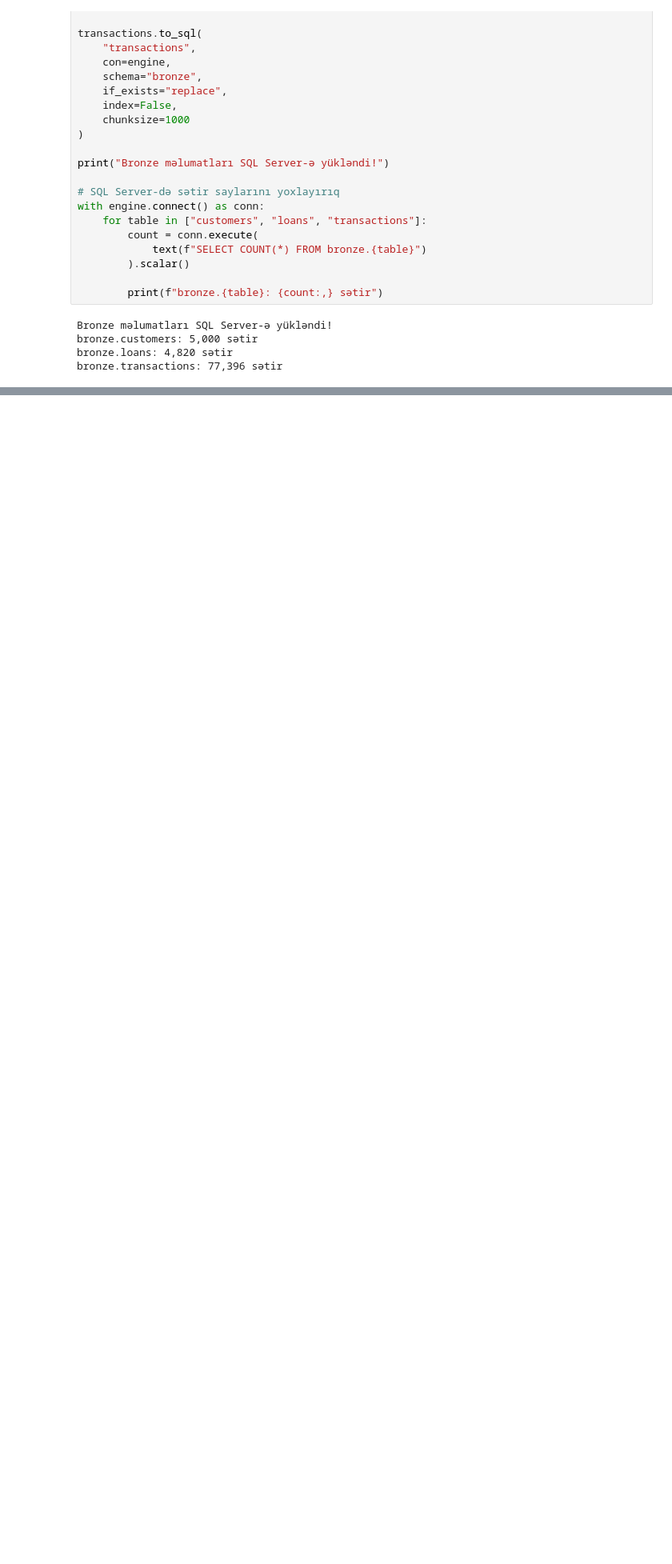
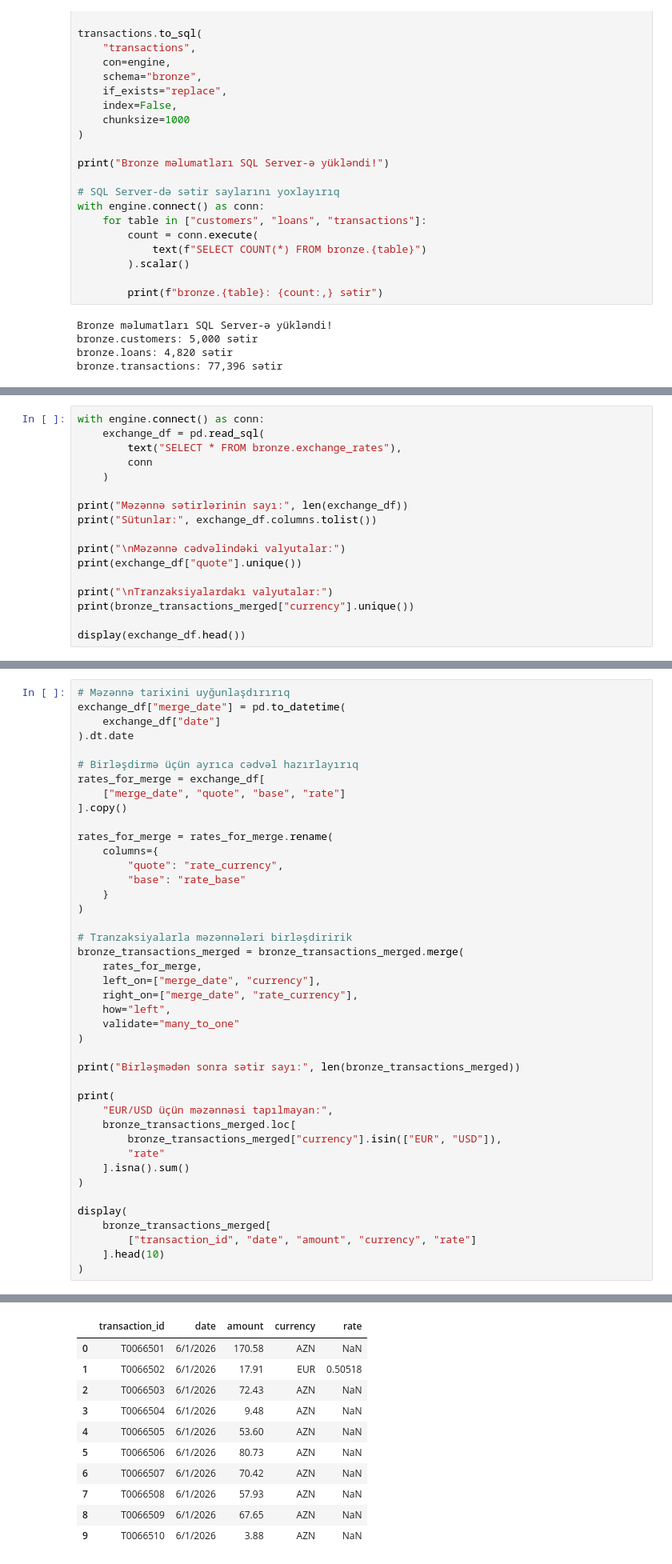
Before and after one commit to mashadiyevasabina/Bank_Analysis, a Jupyter notebook: notebooks/01_bronze_load.ipynb, the cells around one changed output, grey strips where cells are left out. Shown at 80% size. Drawn from its saved outputs; the diff is of its cells as text; blank space fills up the shorter version.

```diff
--- a/notebooks/01_bronze_load.ipynb
+++ b/notebooks/01_bronze_load.ipynb
@@ -80,0 +414,17 @@ bronze.transactions: 77,396 sətir
+# %%
+with engine.connect() as conn:
+    exchange_df = pd.read_sql(
+        text("SELECT * FROM bronze.exchange_rates"),
+        conn
+    )
+
+print("Məzənnə sətirlərinin sayı:", len(exchange_df))
+print("Sütunlar:", exchange_df.columns.tolist())
+
+print("\nMəzənnə cədvəlindəki valyutalar:")
+print(exchange_df["quote"].unique())
+
+print("\nTranzaksiyalardakı valyutalar:")
+print(bronze_transactions_merged["currency"].unique())
+
+display(exchange_df.head())
@@ -80,0 +452,43 @@ bronze.transactions: 77,396 sətir
+# %%
+# Məzənnə tarixini uyğunlaşdırırıq
+exchange_df["merge_date"] = pd.to_datetime(
+    exchange_df["date"]
+).dt.date
+
+# Birləşdirmə üçün ayrıca cədvəl hazırlayırıq
+rates_for_merge = exchange_df[
+    ["merge_date", "quote", "base", "rate"]
+].copy()
+
+rates_for_merge = rates_for_merge.rename(
+    columns={
+        "quote": "rate_currency",
+        "base": "rate_base"
+    }
+)
+
+# Tranzaksiyalarla məzənnələri birləşdiririk
+bronze_transactions_merged = bronze_transactions_merged.merge(
+    rates_for_merge,
+    left_on=["merge_date", "currency"],
+    right_on=["merge_date", "rate_currency"],
+    how="left",
+    validate="many_to_one"
+)
+
+print("Birləşmədən sonra sətir sayı:", len(bronze_transactions_merged))
+
+print(
+    "EUR/USD üçün məzənnəsi tapılmayan:",
+    bronze_transactions_merged.loc[
+        bronze_transactions_merged["currency"].isin(["EUR", "USD"]),
+        "rate"
+    ].isna().sum()
+)
+
+display(
+    bronze_transactions_merged[
+        ["transaction_id", "date", "amount", "currency", "rate"]
+    ].head(10)
+)
+# %% [output]
@@ -80,0 +497,11 @@ bronze.transactions: 77,396 sətir
+|  | transaction_id | date | amount | currency | rate |
+| 0 | T0066501 | 6/1/2026 | 170.58 | AZN | NaN |
+| 1 | T0066502 | 6/1/2026 | 17.91 | EUR | 0.50518 |
+| 2 | T0066503 | 6/1/2026 | 72.43 | AZN | NaN |
+| 3 | T0066504 | 6/1/2026 | 9.48 | AZN | NaN |
+| 4 | T0066505 | 6/1/2026 | 53.60 | AZN | NaN |
+| 5 | T0066506 | 6/1/2026 | 80.73 | AZN | NaN |
+| 6 | T0066507 | 6/1/2026 | 70.42 | AZN | NaN |
+| 7 | T0066508 | 6/1/2026 | 57.93 | AZN | NaN |
+| 8 | T0066509 | 6/1/2026 | 67.65 | AZN | NaN |
+| 9 | T0066510 | 6/1/2026 | 3.88 | AZN | NaN |
```
Also changed, not shown: parts of 31 cells of this notebook, 6 other files.
